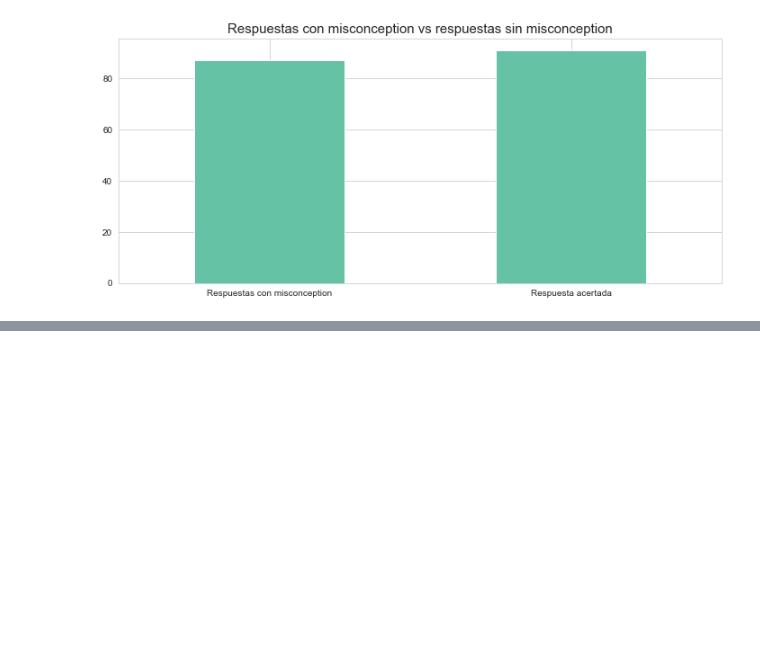
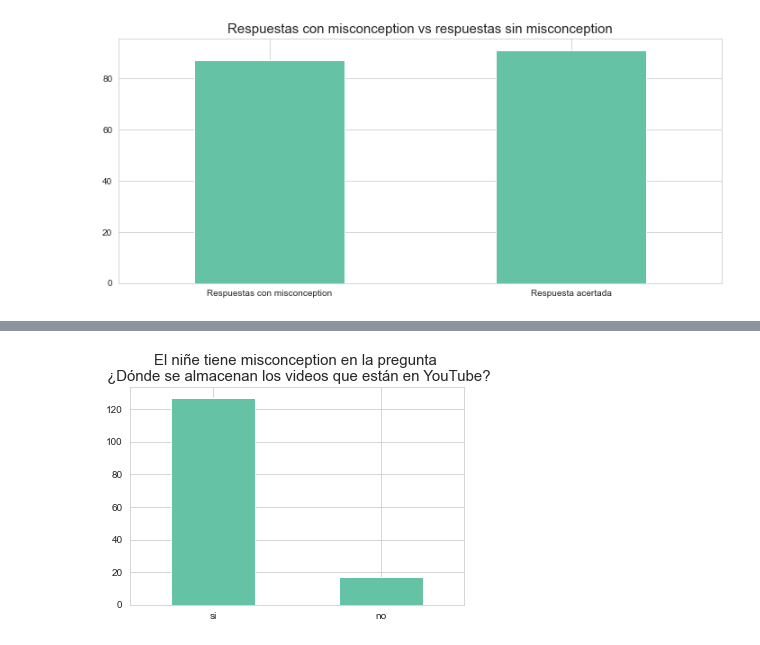
Before and after one commit to luparral/misconceptions, a Jupyter notebook: notebooks/Análisis exploratorio.ipynb, the cells around one changed output, grey strips where cells are left out. Cells and saved outputs as stored; diff of their text form; code cells hidden in the pictures; blank space fills up the shorter version.

Commit message:
Columnas de misconceptions

```diff
--- a/notebooks/Análisis exploratorio.ipynb
+++ b/notebooks/Análisis exploratorio.ipynb
@@ -365,0 +375,16 @@ df_gratuidad
+# %%
+
+df['misconception_yt'] = np.where(df['q_yt']=='a_yt_muchisimascompu', 'no', 'si')
+
+df["misconception_yt"].value_counts().plot.bar(rot=0);
+plt.title("El niñe tiene misconception en la pregunta \n ¿Dónde se almacenan los videos que están en YouTube?", \
+          fontsize=15);
+
+
+
+
+
+# Cómo puedo chequear que esto este bien?
+# qué hay que hacer con los "no sé"?
+# %% [output]
+[figure, added]
```
Also changed, not shown: parts of 14 cells of this notebook, 1 other file.
